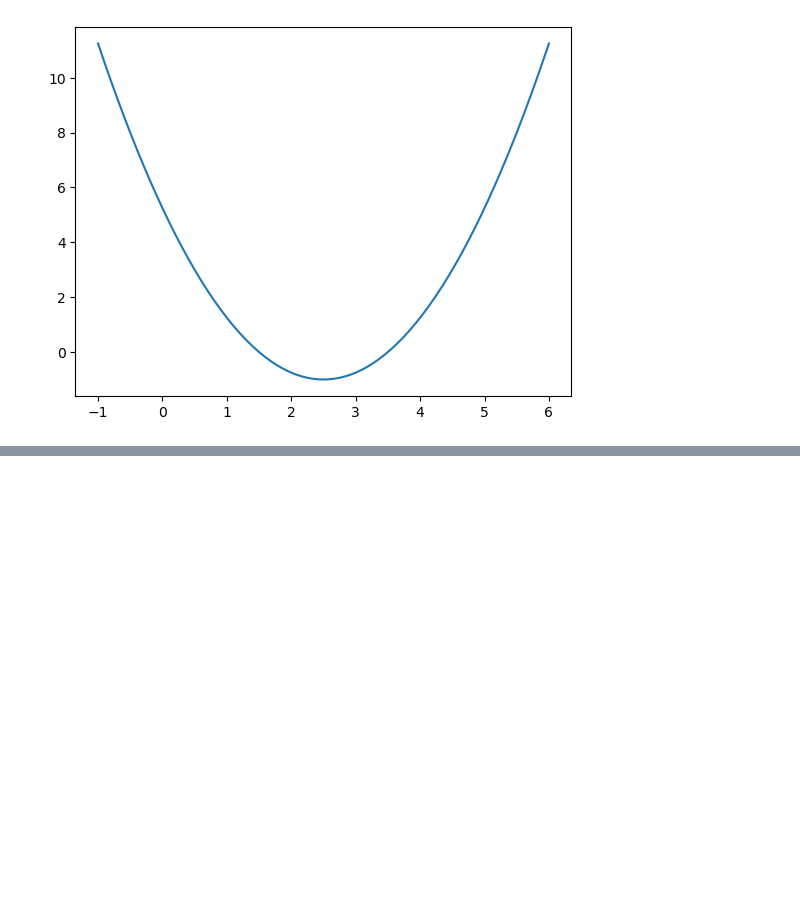
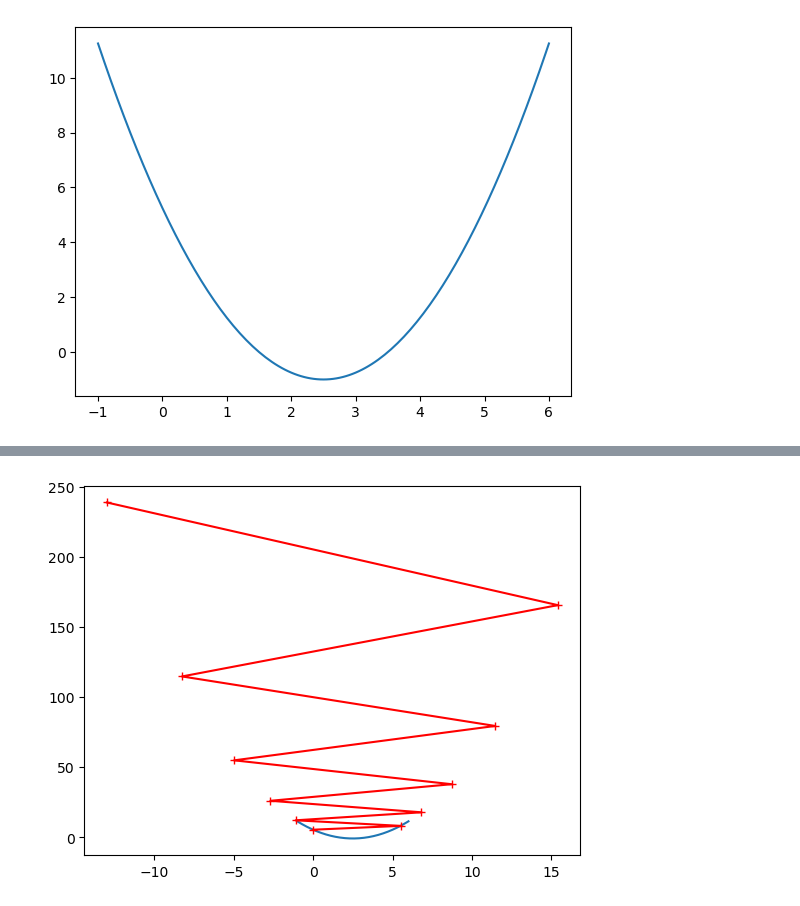
Before and after one commit to qfallen5858/ml, a Jupyter notebook: Gradient-Descent-Simulation.ipynb, the cells around one changed output, grey strips where cells are left out. Cells and saved outputs as stored; diff of their text form; code cells hidden in the pictures; blank space fills up the shorter version.

```diff
--- a/Gradient-Descent-Simulation.ipynb
+++ b/Gradient-Descent-Simulation.ipynb
@@ -56,0 +106,7 @@ SyntaxError: '(' was never closed (2310541448.py, line 14)
+# %%
+eta = 1.1
+theta_history = []
+gradient_descent(0. , eta, n_iters=10)
+plot_theta_history()
+# %% [output]
+[figure, added]
```
Also changed, not shown: parts of 7 cells of this notebook, 5 other files.
